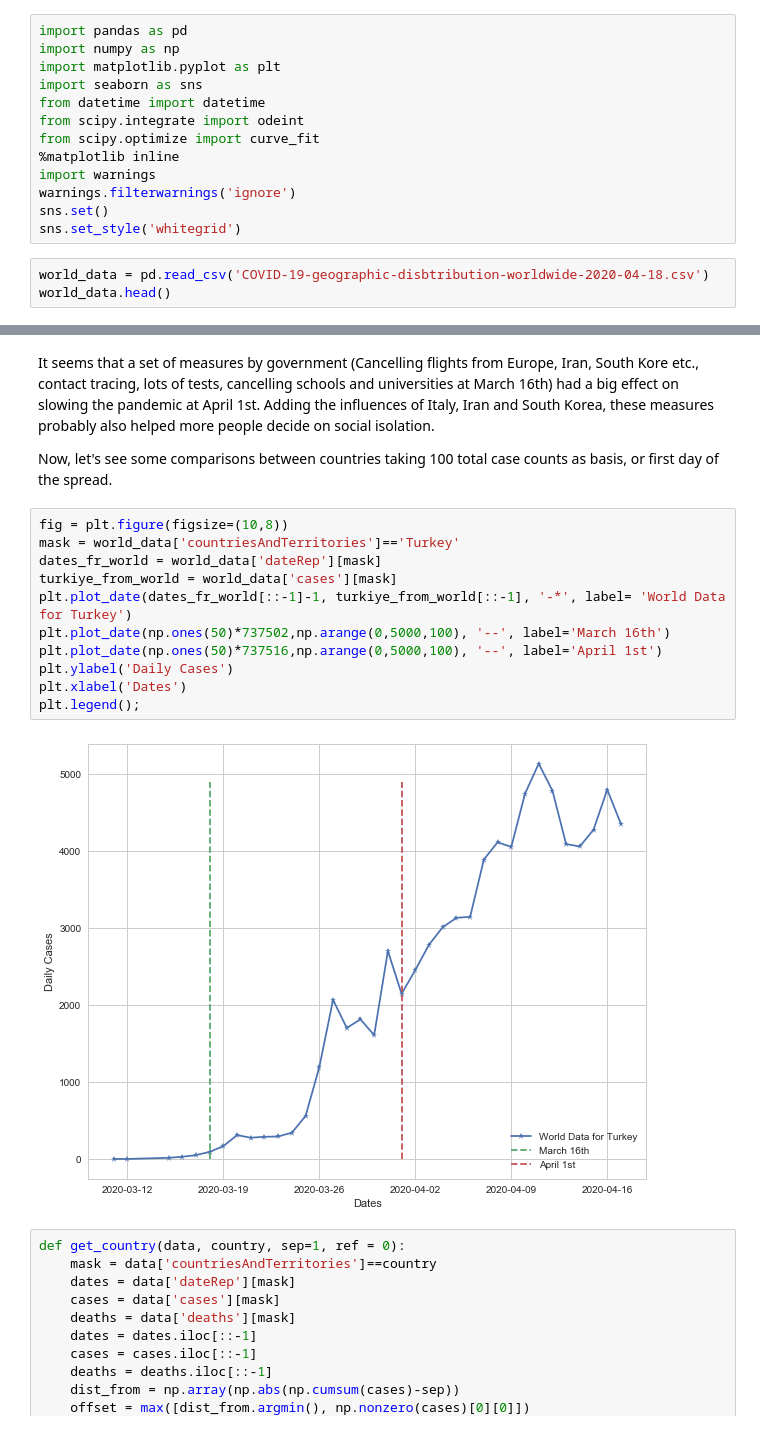
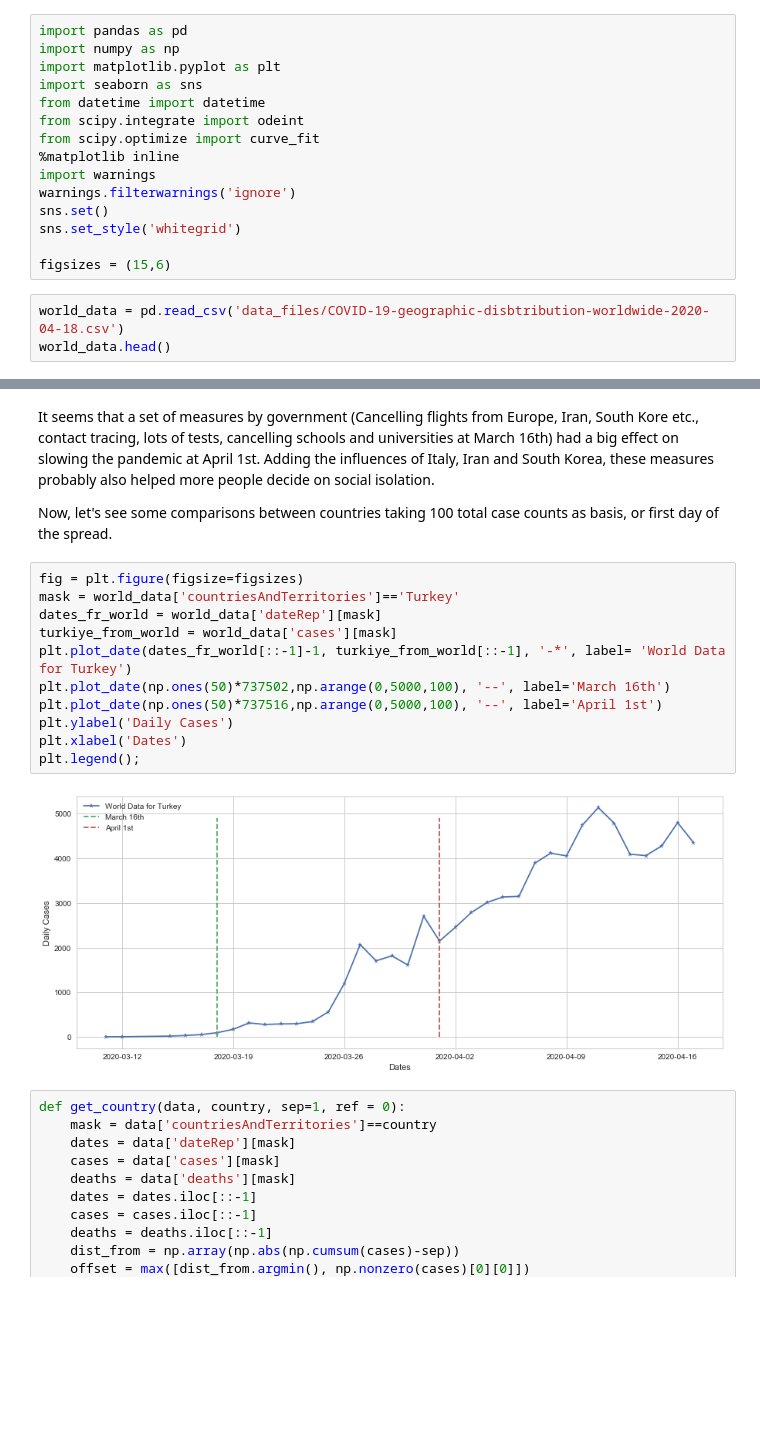
Before and after one commit to mrsfgl/tria_datathlon, a Jupyter notebook: Tria-Datathlon.ipynb, the cells around one changed output, grey strips where cells are left out. Cells and saved outputs as stored; diff of their text form; blank space fills up the shorter version.

```diff
--- a/Tria-Datathlon.ipynb
+++ b/Tria-Datathlon.ipynb
@@ -28,8 +28,10 @@ import warnings
 warnings.filterwarnings('ignore')
 sns.set()
 sns.set_style('whitegrid')
+
+figsizes = (15,6)
 # %%
-world_data = pd.read_csv('COVID-19-geographic-disbtribution-worldwide-2020-04-18.csv')
+world_data = pd.read_csv('data_files/COVID-19-geographic-disbtribution-worldwide-2020-04-18.csv')
 world_data.head()
 # %% [output]
 |  | dateRep | day | month | year | cases | deaths | countriesAndTerritories | geoId | ... |
@@ -67,18 +69,18 @@ It seems that a set of measures by government (Cancelling flights from Europe, I
 
 Now, let's see some comparisons between countries taking 100 total case counts as basis, or first day of the spread.
 # %%
-fig = plt.figure(figsize=(10,8))
+fig = plt.figure(figsize=figsizes)
 mask = world_data['countriesAndTerritories']=='Turkey'
 dates_fr_world = world_data['dateRep'][mask]
 turkiye_from_world = world_data['cases'][mask]
 plt.plot_date(dates_fr_world[::-1]-1, turkiye_from_world[::-1], '-*', label= 'World Data for Turkey')
 plt.plot_date(np.ones(50)*737502,np.arange(0,5000,100), '--', label='March 16th')
 plt.plot_date(np.ones(50)*737516,np.arange(0,5000,100), '--', label='April 1st')
 plt.ylabel('Daily Cases')
 plt.xlabel('Dates')
 plt.legend();
 # %% [output]
-[figure, old version]
+[figure, new version]
 # %%
 def get_country(data, country, sep=1, ref = 0):
     mask = data['countriesAndTerritories']==country
```
Also changed, not shown: parts of 21 cells of this notebook, 1 other file.
